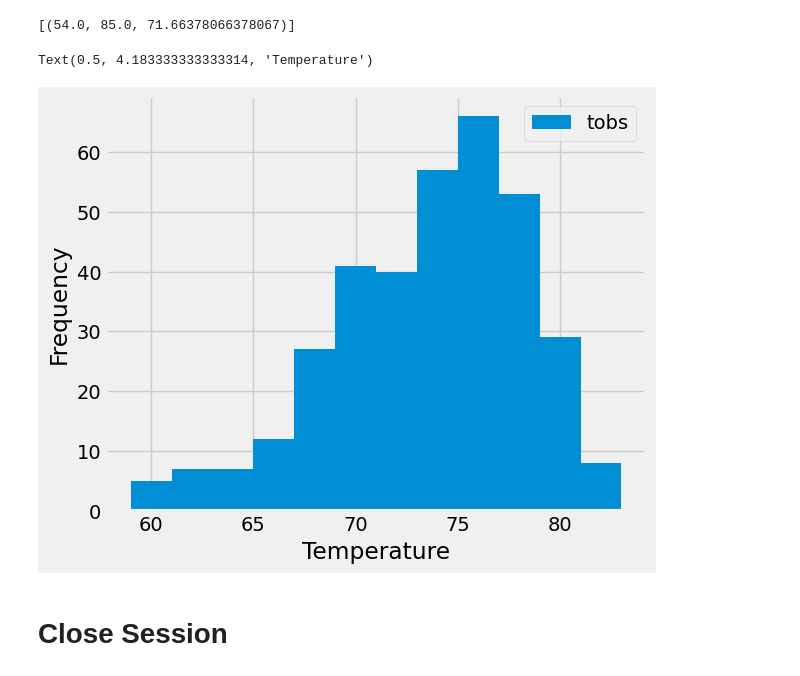
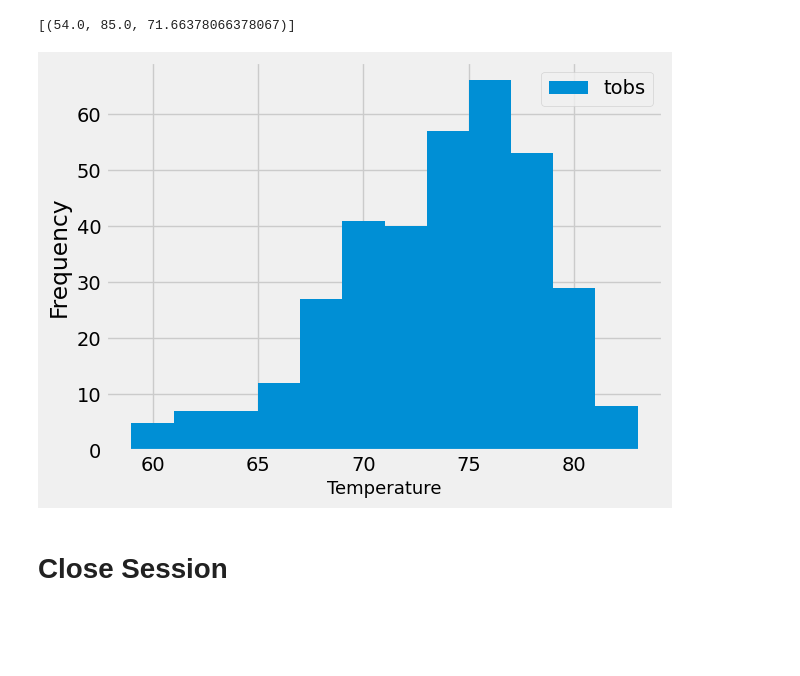
Before and after one commit to chmccormick/sqlalchemy-challenge, a Jupyter notebook: SurfsUp/climate_starter.ipynb, the cells around one changed output. Drawn from its saved outputs; the diff is of its cells as text; code cells hidden in the pictures; blank space fills up the shorter version.

```diff
--- a/SurfsUp/climate_starter.ipynb
+++ b/SurfsUp/climate_starter.ipynb
@@ -173,9 +148,18 @@ session.query(Station.station).count().\
 # %%
 # Using the most active station id
 # Query the last 12 months of temperature observation data for this station and plot the results as a histogram
+station_results = session.query(Measurement.tobs).\
+       filter(Measurement.station == 'USC00519281').\
+       filter(Measurement.date >= '2016-08-23').order_by(Measurement.date)
+
+station_temp = pd.DataFrame(station_results, columns=['tobs'])
+station_temp.plot.hist(bins=12)
+plt.xlabel("Temperature", size = 13)
+plt.ylabel("Frequency")
+
+plt.show()
 # %% [output]
-Text(0.5, 4.183333333333314, 'Temperature')
-[figure, old version]
+[figure, new version]
 # %% [markdown]
 # Close Session
 # %%
```
Also changed, not shown: parts of 7 cells of this notebook.
